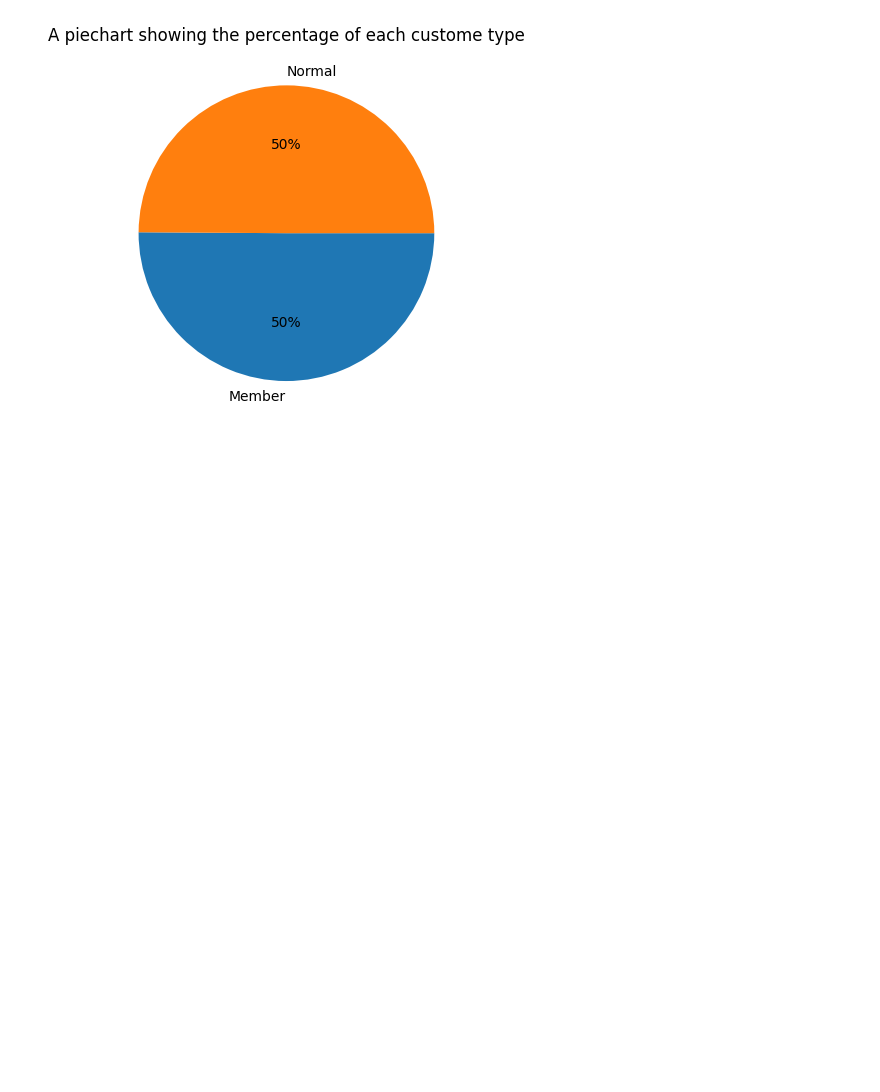
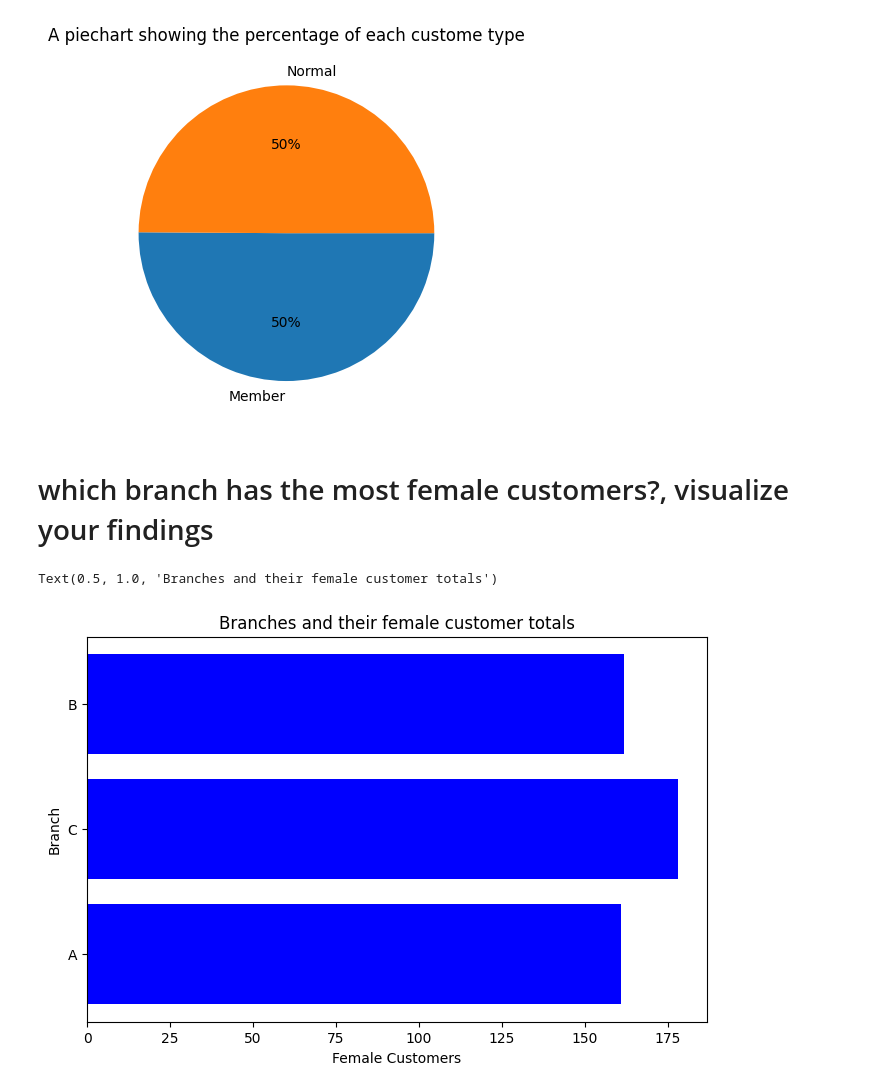
Before and after one commit to Kelvinkimotho/Projects-, a Jupyter notebook: supermarket_sales/supermarket_sales_analysis.ipynb, the cells around one changed output. Saved outputs shown, nothing was run; the diff lists cells and outputs as text; code cells hidden in the pictures; blank space fills up the shorter version.

Commit message:
did some analysis on supermarket branches and their female customers

```diff
--- a/supermarket_sales/supermarket_sales_analysis.ipynb
+++ b/supermarket_sales/supermarket_sales_analysis.ipynb
@@ -236,3 +236,31 @@ plt.pie(sizes,labels=labels,autopct="%1.f%%",counterclock=False)
 plt.show()
 # %% [output]
 [figure]
+# %% [markdown]
+# which branch has the most female customers?, visualize your findings
+# %%
+#branches list
+branches=df['Branch'].unique()
+#looping through the list of branches
+total_customers=0
+branches_female_customers_list=[]
+for  branch in branches:
+        branch_female_customers=f"{branch}_female_customers"
+        branch_female_customers=0
+        #looping through the entire dataframe
+        for i in range(len(df)):
+            if df.loc[i].Gender=="Female" and df.loc[i].Branch==branch:
+                   branch_female_customers+=1
+       # print(f"{branch} female customers: {branch_female_customers}")
+        branches_female_customers_list.append(branch_female_customers)
+# %%
+#visualizing my findings
+#ploting a bargaph
+plt.figure(figsize=(8,5))
+plt.barh(branches,branches_female_customers_list,color="blue")
+plt.xlabel("Female Customers")
+plt.ylabel("Branch")
+plt.title("Branches and their female customer totals")
+# %% [output]
+Text(0.5, 1.0, 'Branches and their female customer totals')
+[figure, added]
```
